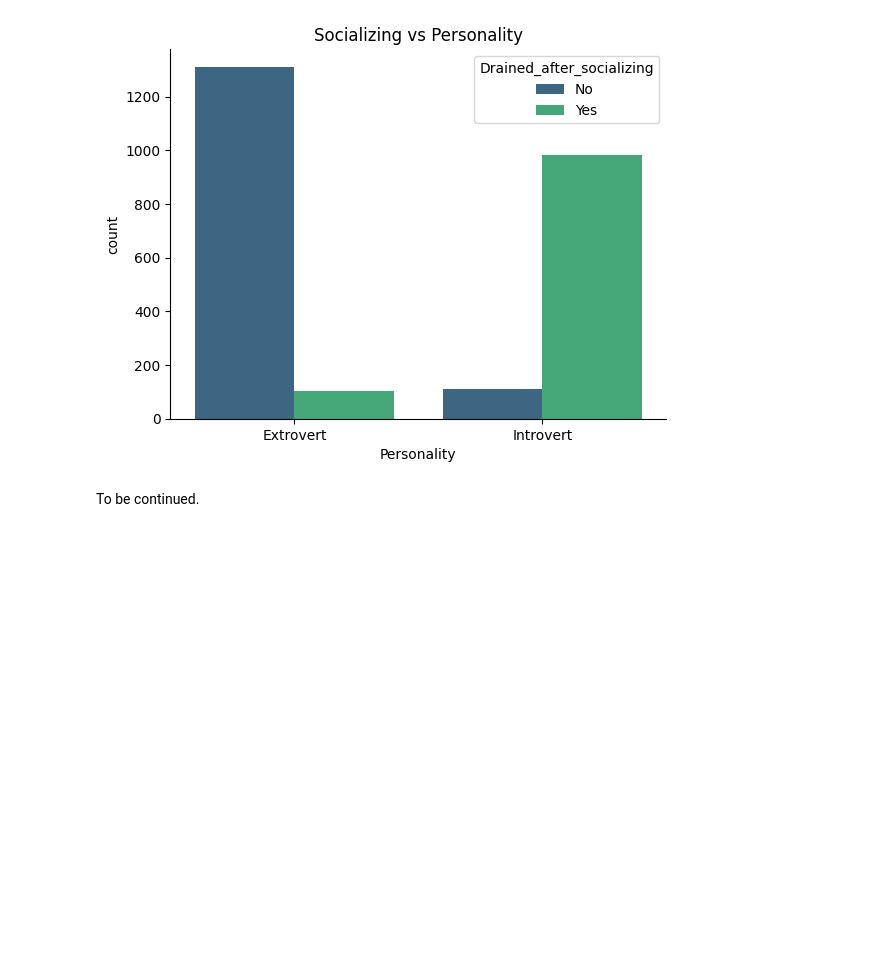
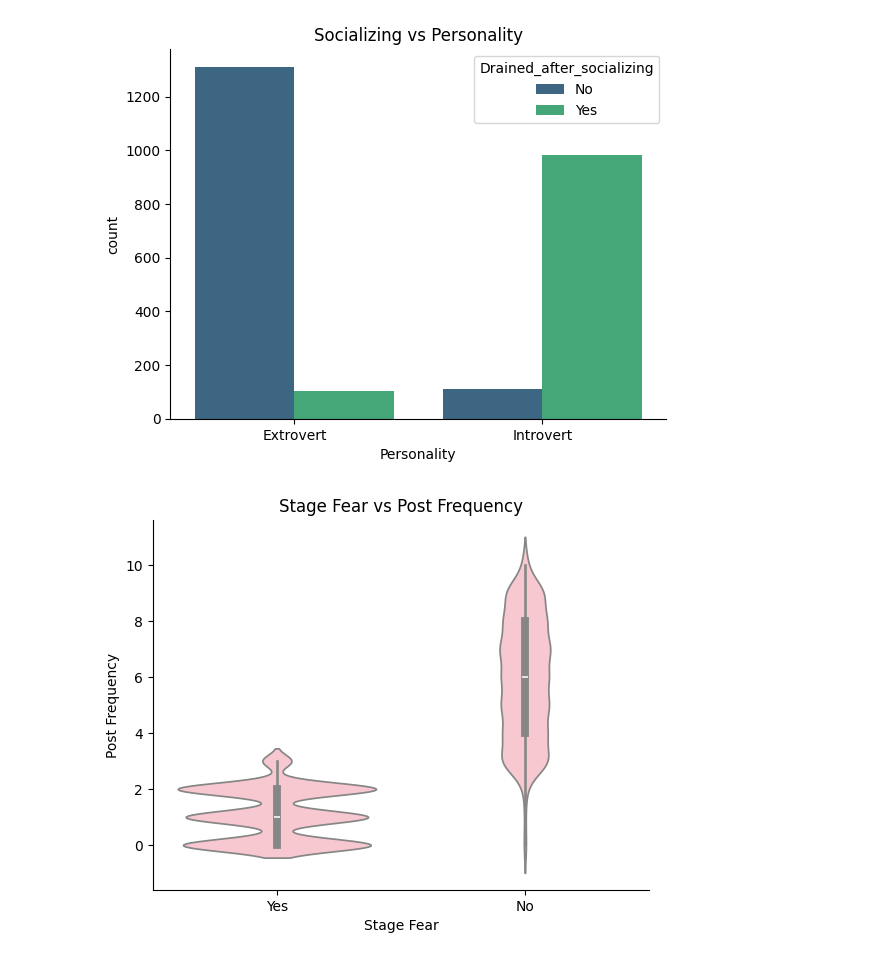
Before and after one commit to Michaela-Vosvrdova/projects, a Jupyter notebook: Extrovert vs Introvert.ipynb, the cells around one changed output. Drawn from its saved outputs; the diff is of its cells as text; code cells hidden in the pictures; blank space fills up the shorter version.

```diff
--- a/Extrovert vs Introvert.ipynb
+++ b/Extrovert vs Introvert.ipynb
@@ -88,5 +95,12 @@ sns.despine()
 plt.show()
 # %% [output]
 [figure]
-# %% [markdown]
-To be continued.
+# %%
+sns.violinplot(data=df, x='Stage_fear', y='Post_frequency', order=['Yes', 'No'], color='pink')
+plt.xlabel('Stage Fear')
+plt.ylabel('Post Frequency')
+plt.title('Stage Fear vs Post Frequency')
+sns.despine()
+plt.show()
+# %% [output]
+[figure, added]
```
Also changed, not shown: parts of 41 cells of this notebook.
